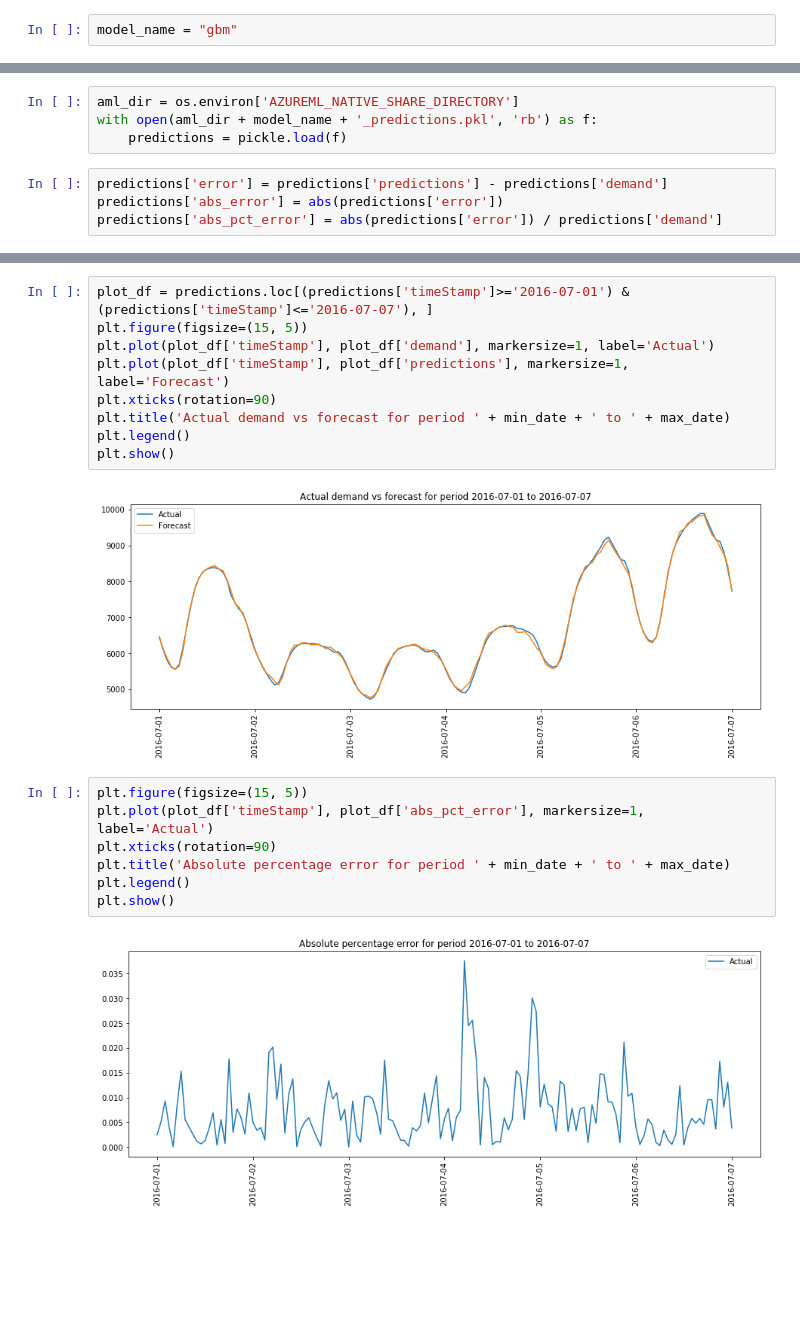
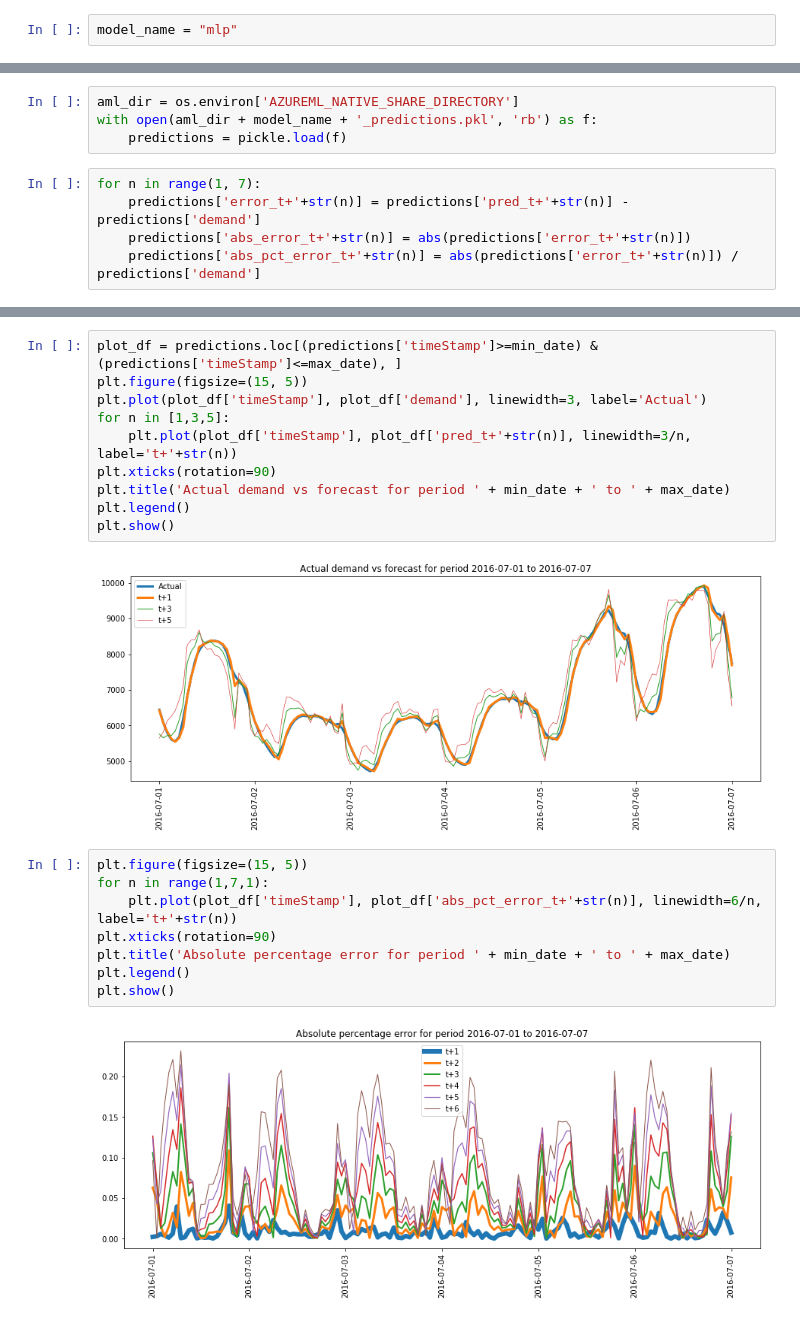
Before and after one commit to Azure-Samples/MachineLearningSamples-EnergyDemandTimeSeriesForecasting, a Jupyter notebook: 9-forecast-output-exploration.ipynb, the cells around one changed output, grey strips where cells are left out. Saved outputs shown, nothing was run; the diff lists cells and outputs as text; blank space fills up the shorter version.

```diff
--- a/9-forecast-output-exploration.ipynb
+++ b/9-forecast-output-exploration.ipynb
@@ -5,2 +5,2 @@ This notebook generates visual analyses of the generated forecast for a specifie
 # %%
-model_name = "gbm"
+model_name = "mlp"
@@ -20,7 +15,8 @@ import os
 aml_dir = os.environ['AZUREML_NATIVE_SHARE_DIRECTORY']
 with open(aml_dir + model_name + '_predictions.pkl', 'rb') as f:
     predictions = pickle.load(f)
-# %%
-predictions['error'] = predictions['predictions'] - predictions['demand']
-predictions['abs_error'] = abs(predictions['error'])
-predictions['abs_pct_error'] = abs(predictions['error']) / predictions['demand']
+# %%
+for n in range(1, 7):
+    predictions['error_t+'+str(n)] = predictions['pred_t+'+str(n)] - predictions['demand']
+    predictions['abs_error_t+'+str(n)] = abs(predictions['error_t+'+str(n)])
+    predictions['abs_pct_error_t+'+str(n)] = abs(predictions['error_t+'+str(n)]) / predictions['demand']
@@ -27,20 +32,22 @@ predictions['abs_pct_error'] = abs(predictions['error']) / predictions['demand']
 # %%
-plot_df = predictions.loc[(predictions['timeStamp']>='2016-07-01') & (predictions['timeStamp']<='2016-07-07'), ]
+plot_df = predictions.loc[(predictions['timeStamp']>=min_date) & (predictions['timeStamp']<=max_date), ]
 plt.figure(figsize=(15, 5))
-plt.plot(plot_df['timeStamp'], plot_df['demand'], markersize=1, label='Actual')
-plt.plot(plot_df['timeStamp'], plot_df['predictions'], markersize=1, label='Forecast')
+plt.plot(plot_df['timeStamp'], plot_df['demand'], linewidth=3, label='Actual')
+for n in [1,3,5]:
+    plt.plot(plot_df['timeStamp'], plot_df['pred_t+'+str(n)], linewidth=3/n, label='t+'+str(n))
 plt.xticks(rotation=90)
 plt.title('Actual demand vs forecast for period ' + min_date + ' to ' + max_date)
 plt.legend()
 plt.show()
 # %% [output]
-[figure, old version]
+[figure, new version]
 # %%
 plt.figure(figsize=(15, 5))
-plt.plot(plot_df['timeStamp'], plot_df['abs_pct_error'], markersize=1, label='Actual')
+for n in range(1,7,1):
+    plt.plot(plot_df['timeStamp'], plot_df['abs_pct_error_t+'+str(n)], linewidth=6/n, label='t+'+str(n))
 plt.xticks(rotation=90)
 plt.title('Absolute percentage error for period ' + min_date + ' to ' + max_date)
 plt.legend()
 plt.show()
 # %% [output]
-[figure, old version]
+[figure, new version]
```
Also changed, not shown: parts of 18 cells of this notebook, 14 other files.
